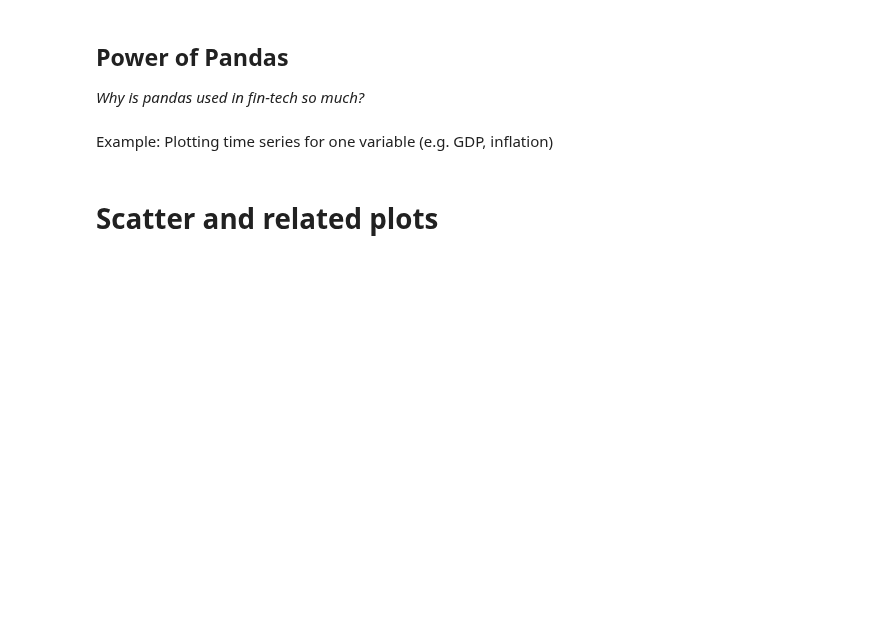
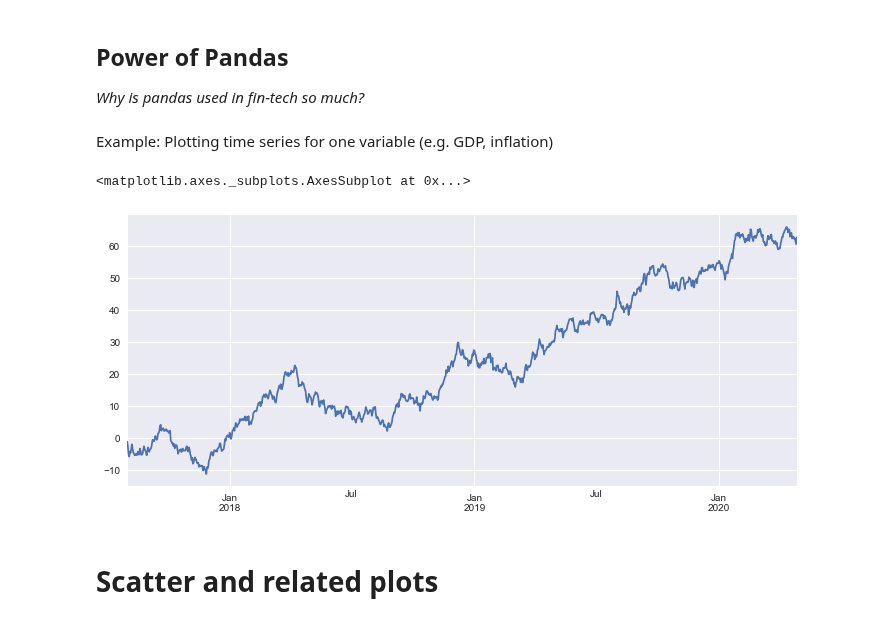
Before and after one commit to snorreralund/sds, a Jupyter notebook: slides/plotting.ipynb, the cells around one changed output. Saved outputs shown, nothing was run; the diff lists cells and outputs as text; code cells hidden in the pictures; blank space fills up the shorter version.

Commit message:
Updated plotting lecture - after lecture

```diff
--- a/slides/plotting.ipynb
+++ b/slides/plotting.ipynb
@@ -301,7 +345,10 @@ Quiz: is our data in long or wide format?
 # %% [markdown]
 Example: Plotting time series for one variable (e.g. GDP, inflation)
 # %%
-df.A.plot()
+df['A'].plot()
+# %% [output]
+<matplotlib.axes._subplots.AxesSubplot at 0x...>
+[figure, added]
 # %% [markdown]
 # Scatter and related plots
 # %% [markdown]
```
Also changed, not shown: parts of 29 cells of this notebook, 1 other file.
